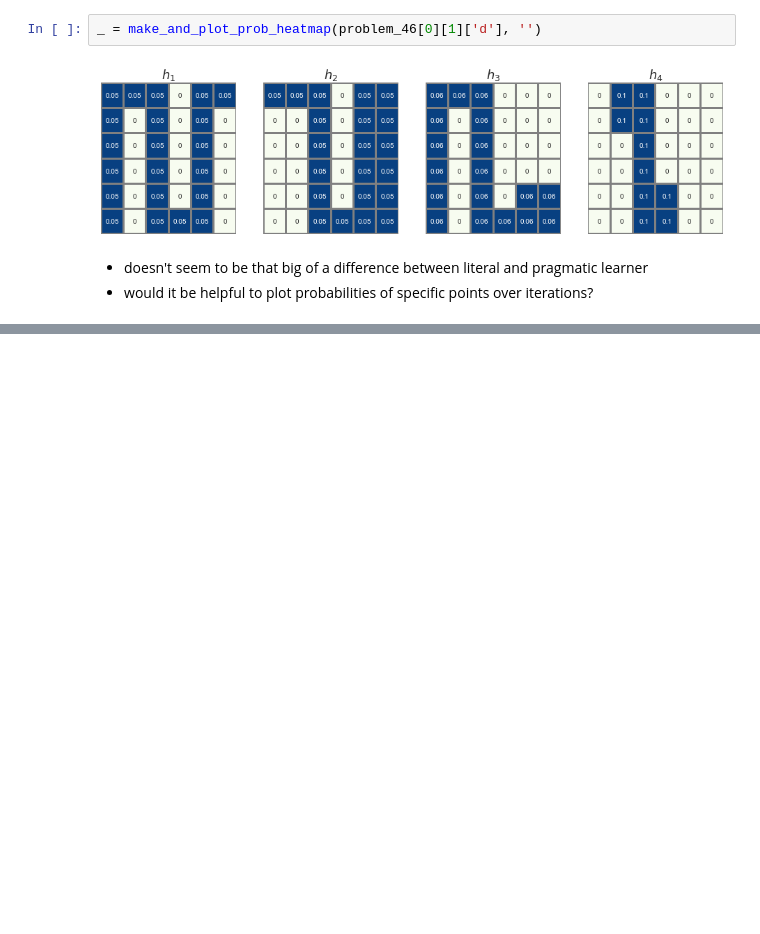
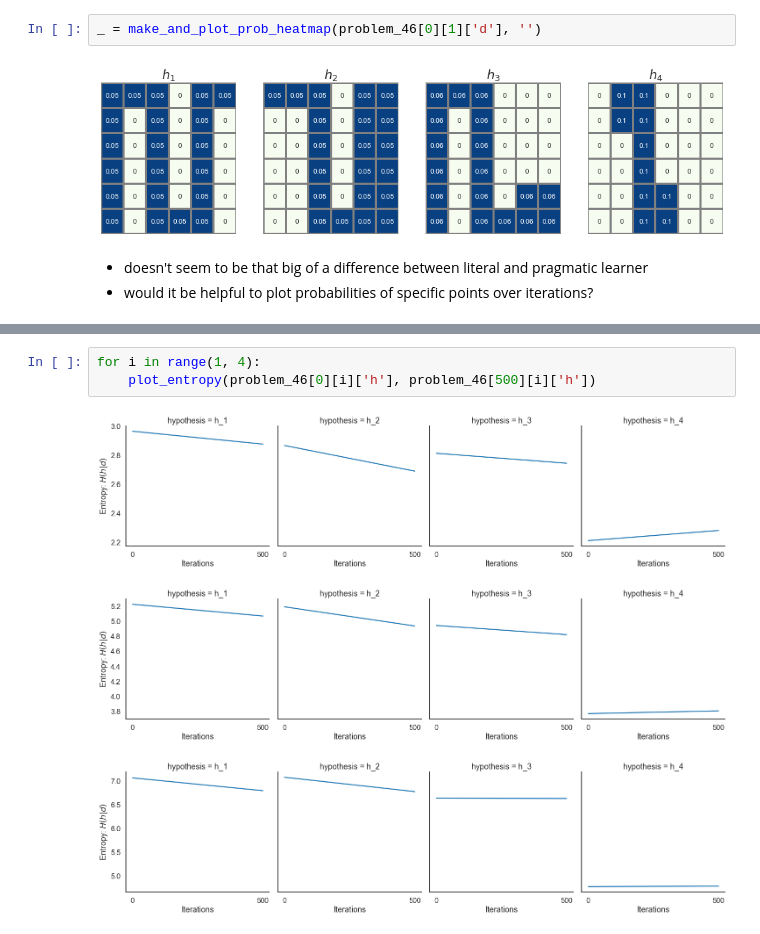
Before and after one commit to nataliavelez/teaching_models, a Jupyter notebook: pragmatic_vs_literal_plots.ipynb, the cells around one changed output, grey strips where cells are left out. Cells and saved outputs as stored; diff of their text form; blank space fills up the shorter version.

```diff
--- a/pragmatic_vs_literal_plots.ipynb
+++ b/pragmatic_vs_literal_plots.ipynb
@@ -432,0 +475,7 @@ _ = make_and_plot_prob_heatmap(problem_46[0][1]['d'], '')
+# %%
+for i in range(1, 4):
+    plot_entropy(problem_46[0][i]['h'], problem_46[500][i]['h'])
+# %% [output]
+[figure, added]
+[figure, added]
+[figure, added]
```
Also changed, not shown: parts of 5 cells of this notebook.
